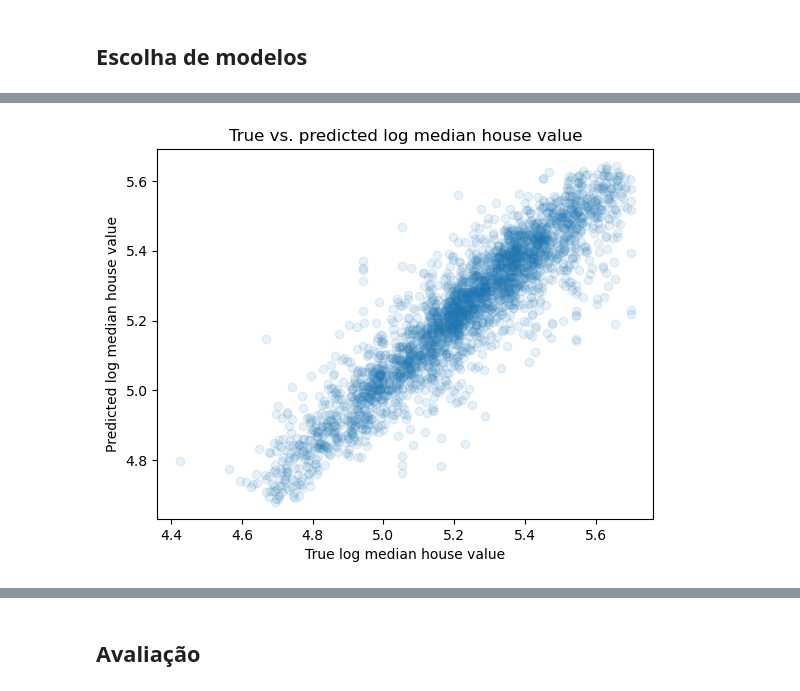
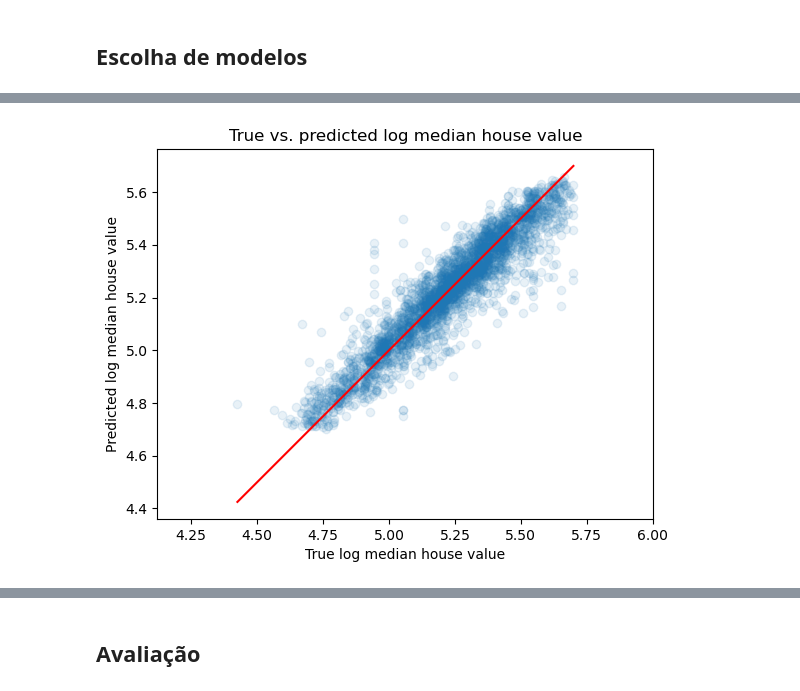
Before and after one commit to marinnagc/ml_labs_marinnagc, a Jupyter notebook: labs/01_regression/answers/task_02/notebooks/task_02.ipynb, the cells around one changed output, grey strips where cells are left out. Drawn from its saved outputs; the diff is of its cells as text; code cells hidden in the pictures.

```diff
--- a/labs/01_regression/answers/task_02/notebooks/task_02.ipynb
+++ b/labs/01_regression/answers/task_02/notebooks/task_02.ipynb
@@ -150,3 +188,16 @@ forest_reg = Pipeline([
+# %%
+from sklearn.ensemble import ExtraTreesRegressor
+
+et_reg = Pipeline([
+    ('preprocessing', preprocessing_pipe),
+    (
+        'regression',
+        ExtraTreesRegressor(
+            random_state=42,
+            n_jobs=-1,
+        ),
+    ),
+])
 # %%
 from typing import Any
 
@@ -163,6 +214,14 @@ experiments: list[dict[str, Any]] = [
         'name': 'Random Forest',
         'model': forest_reg
     },
+    {
+        'name': 'Histogram Gradient Boosting',
+        'model': hist_reg,
+    },
+    {
+        'name': 'Extra Trees',
+        'model': et_reg,
+    },
 ]
 # %%
 import numpy as np
@@ -219,4 +301,4 @@ Random Forest: RMSE = 0.0905, Percentage Error = 23.17%
 # %%
-best_model = min(experiments, key=lambda x: x['rmse'])
+best_model = min(experiments, key=lambda x: x['rmse_test'])
 print(f'\nBest model: {best_model["name"]}')
 # %% [output]
@@ -228,0 +306,13 @@ y_pred = model.predict(X_test_val)
+# %%
+model = best_model['model']
+
+model.fit(X_train_val, y_train_val)
+
+y_train_pred = model.predict(X_train_val)
+y_test_pred = model.predict(X_test_val)
+
+rmse_train = root_mean_squared_error(y_train_val, y_train_pred)
+rmse_test = root_mean_squared_error(y_test_val, y_test_pred)
+
+print(f'\nTraining RMSE: {rmse_train:.4f}')
+print(f'Test RMSE: {rmse_test:.4f}')
@@ -229,10 +338,16 @@ y_pred = model.predict(X_test_val)
 # %%
 import matplotlib.pyplot as plt
 
-plt.scatter(y_test_val, y_pred, alpha=0.1)
+plt.scatter(y_test_val, y_test_pred, alpha=0.1)
+plt.plot(
+    [min(y_test_val), max(y_test_val)],
+    [min(y_test_val), max(y_test_val)],
+    color='red',
+)
 plt.xlabel('True log median house value')
 plt.ylabel('Predicted log median house value')
 plt.title('True vs. predicted log median house value')
+plt.axis('equal')
 plt.show()
 # %% [output]
-[figure, old version]
+[figure, new version]
```
Also changed, not shown: parts of 15 cells of this notebook.
